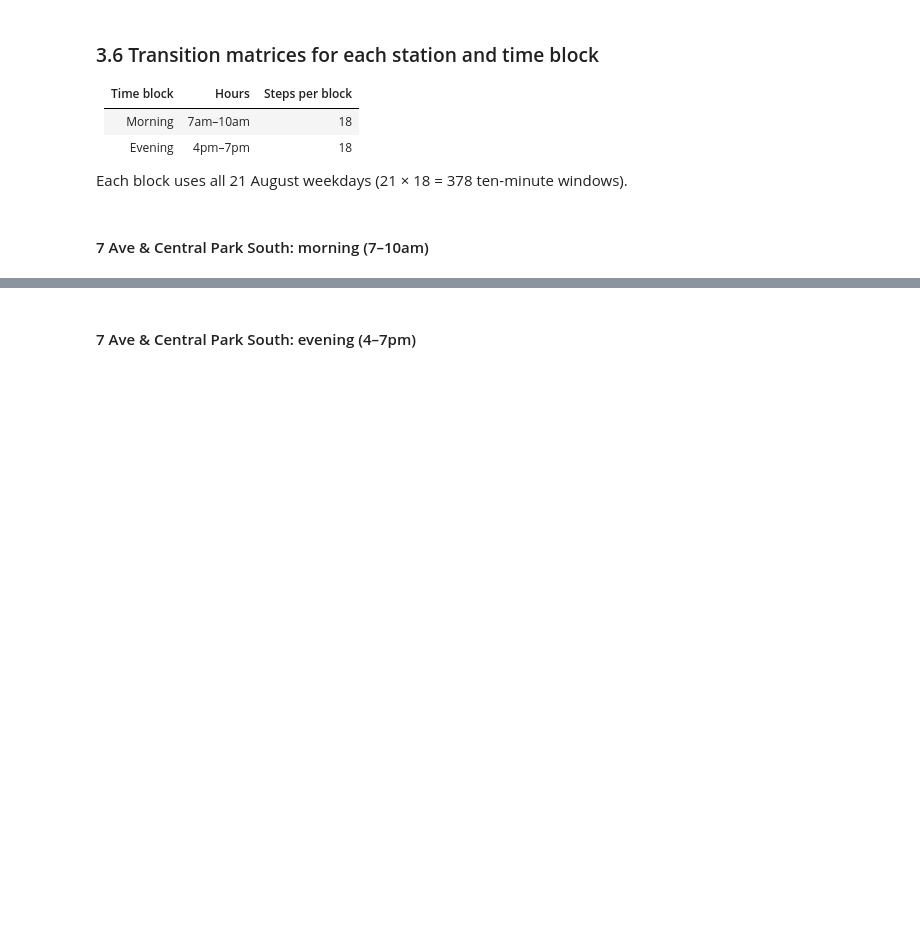
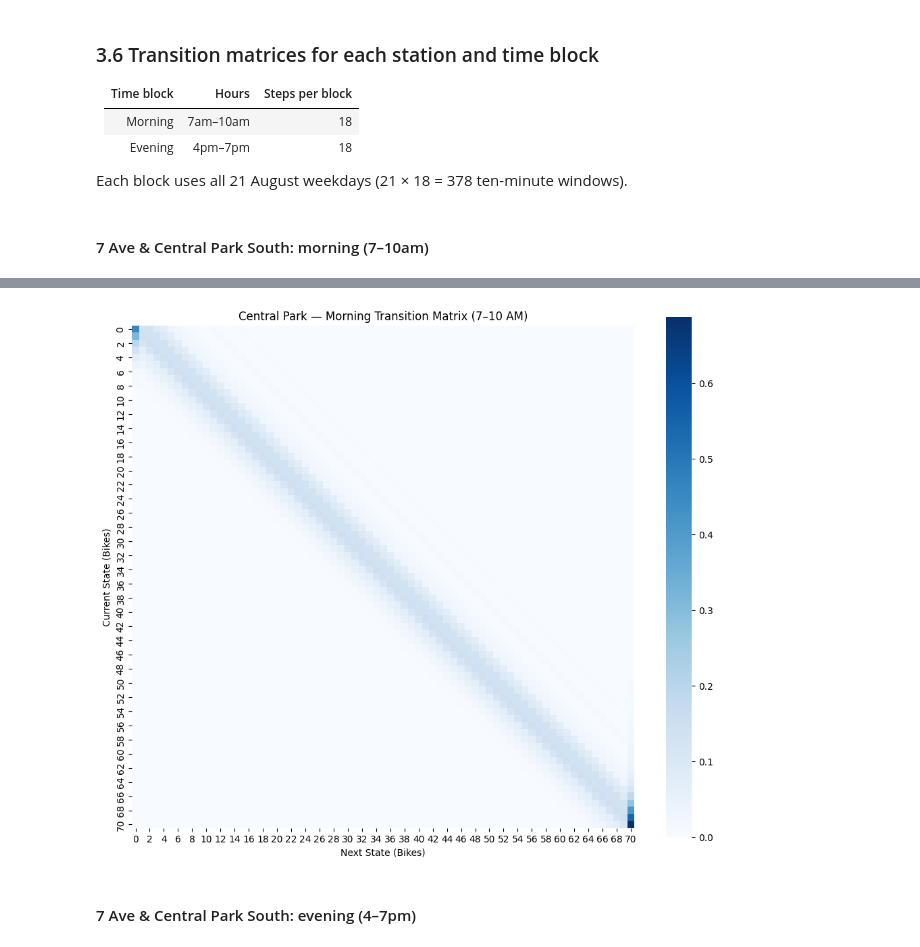
Before and after one commit to ethanw2701/citibike-project, a Jupyter notebook: Modeling Under Uncertainty Project.ipynb, the cells around one changed output, grey strips where cells are left out. Saved outputs shown, nothing was run; the diff lists cells and outputs as text; code cells hidden in the pictures; blank space fills up the shorter version.

```diff
--- a/Modeling Under Uncertainty Project.ipynb
+++ b/Modeling Under Uncertainty Project.ipynb
@@ -713,3 +690,16 @@ station_net_change_v2_dist_s1
 - **Full boundary:** a net change that would take it above $C$ is counted as landing on $C$ (no empty docks to return to): $P_{iC} = P(\text{net change} \ge C - i)$.
 
 **Assumption:** the net-change distribution is the same no matter how many bikes are at the station, so every row is the same pattern shifted over by one (except near 0 and $C$).
+# %%
+# Station capacities (number of docks), entered manually from Google Maps.
+# Keys must match the station name exactly as it appears in the trip data.
+STATION_CAPACITY = {
+    '7 Ave & Central Park South': 70,
+    '55 Ave & Center Blvd': 24,
+    'Roosevelt Island Tramway': 36
+}
+
+for station, capacity in STATION_CAPACITY.items():
+    # Check each name exists in the data, so a typo fails here instead of later
+    assert (df_clean['start_station_name'] == station).any(), f"Station not found in data: {station}"
+    print(f"{station}: {capacity} docks")
@@ -769,5 +763,10 @@ Each block uses all 21 August weekdays (21 × 18 = 378 ten-minute windows).
 #### 7 Ave & Central Park South: morning (7–10am)
 # %%
 transition_matrix_central_park_morning_block = transition_matrix_construction(df_clean, "7 Ave & Central Park South", start_hour=7, end_hour=10)
-transition_matrix_central_park_morning_block
+P = pd.DataFrame(transition_matrix_central_park_morning_block)
+
+P.index.name = "Current State"
+P.columns.name = "Next State"
+
+display(P.round(3))
 # %% [output]
@@ -787,3 +787,17 @@ array([[0.45502646, 0.13227513, 0.13227513, ..., 0.        , 0.        ,
+# %%
+import seaborn as sns
+import matplotlib.pyplot as plt
+
+plt.figure(figsize=(12, 10))
+
+sns.heatmap(P, cmap="Blues", square=True)
+
+plt.title("Central Park — Morning Transition Matrix (7–10 AM)")
+plt.xlabel("Next State (Bikes)")
+plt.ylabel("Current State (Bikes)")
+plt.show()
+# %% [output]
+[figure, added]
 # %% [markdown]
 #### 7 Ave & Central Park South: evening (4–7pm)
 # %%
```
Also changed, not shown: parts of 41 cells of this notebook.
